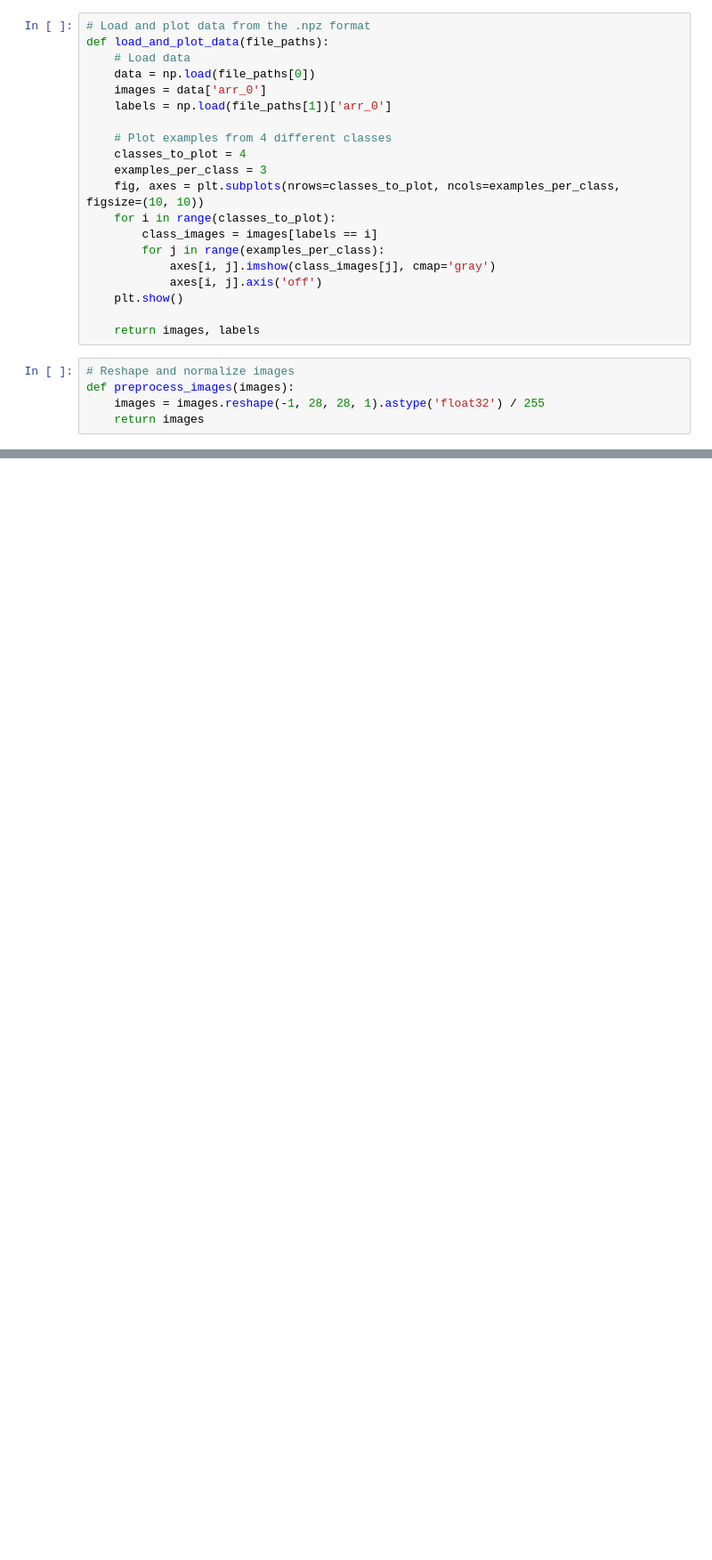
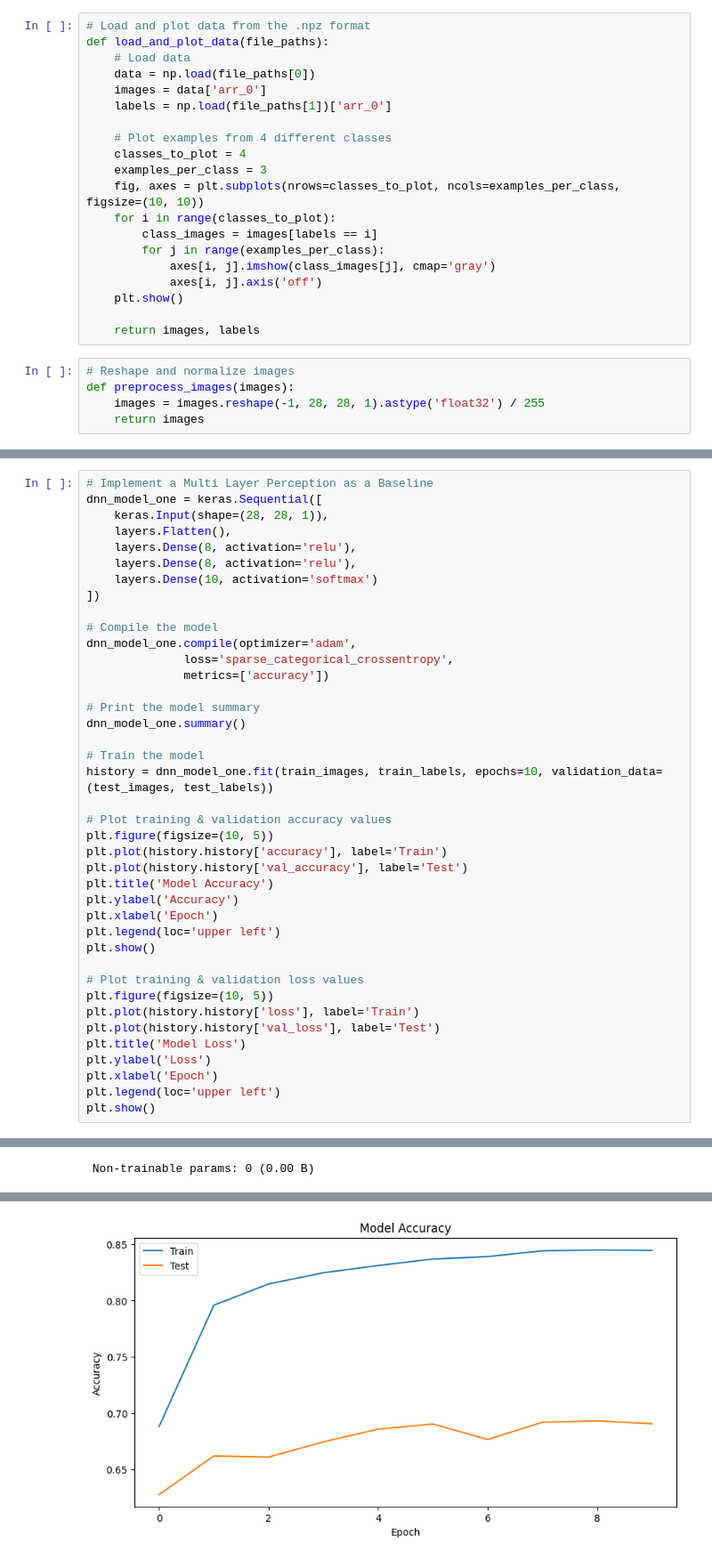
Before and after one commit to ArsalonAmini2024/csc6621_minilab_3, a Jupyter notebook: submission.ipynb, the cells around one changed output, grey strips where cells are left out. Shown at 89% size. Cells and saved outputs as stored; diff of their text form; blank space fills up the shorter version.

Commit message:
Implementation of DNN and CNNs on the dataset

```diff
--- a/submission.ipynb
+++ b/submission.ipynb
@@ -76,0 +85,41 @@ Images are reshaped and normalized.
+# %%
+# Implement a Multi Layer Perception as a Baseline
+dnn_model_one = keras.Sequential([
+    keras.Input(shape=(28, 28, 1)),
+    layers.Flatten(),
+    layers.Dense(8, activation='relu'),
+    layers.Dense(8, activation='relu'),
+    layers.Dense(10, activation='softmax')
+])
+
+# Compile the model
+dnn_model_one.compile(optimizer='adam',
+              loss='sparse_categorical_crossentropy',
+              metrics=['accuracy'])
+
+# Print the model summary
+dnn_model_one.summary()
+
+# Train the model
+history = dnn_model_one.fit(train_images, train_labels, epochs=10, validation_data=(test_images, test_labels))
+
+# Plot training & validation accuracy values
+plt.figure(figsize=(10, 5))
+plt.plot(history.history['accuracy'], label='Train')
+plt.plot(history.history['val_accuracy'], label='Test')
+plt.title('Model Accuracy')
+plt.ylabel('Accuracy')
+plt.xlabel('Epoch')
+plt.legend(loc='upper left')
+plt.show()
+
+# Plot training & validation loss values
+plt.figure(figsize=(10, 5))
+plt.plot(history.history['loss'], label='Train')
+plt.plot(history.history['val_loss'], label='Test')
+plt.title('Model Loss')
+plt.ylabel('Loss')
+plt.xlabel('Epoch')
+plt.legend(loc='upper left')
+plt.show()
+# %% [output]
@@ -76,0 +140 @@ Images are reshaped and normalized.
+ Non-trainable params: 0 (0.00 B)
@@ -76,0 +161 @@ Images are reshaped and normalized.
+[figure, added]
```
Also changed, not shown: parts of 10 cells of this notebook, 1 other file.
